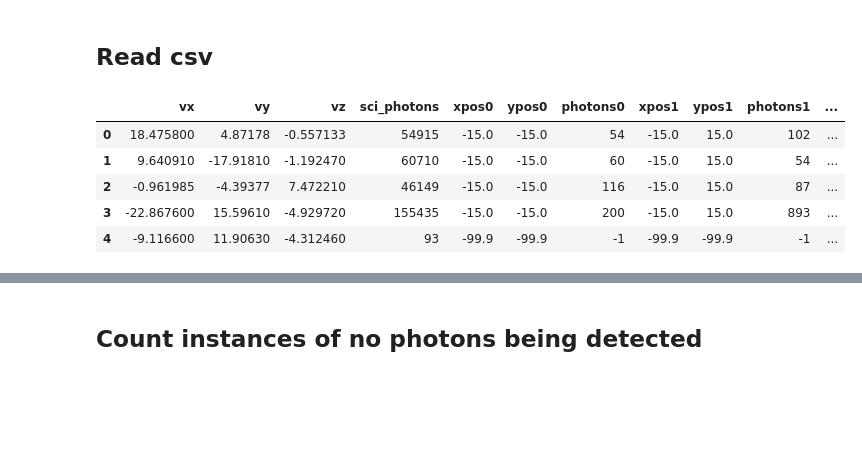
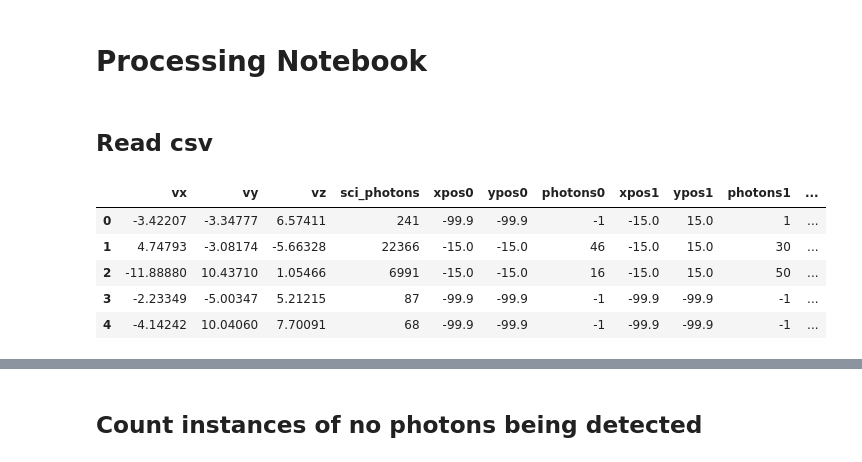
Before and after one commit to dobsonco/Detectors, a Jupyter notebook: processing.ipynb, the cells around one changed output, grey strips where cells are left out. Drawn from its saved outputs; the diff is of its cells as text; code cells hidden in the pictures; blank space fills up the shorter version.

```diff
--- a/processing.ipynb
+++ b/processing.ipynb
@@ -1,3 +1,5 @@
+# %% [markdown]
+# Processing Notebook
 # %%
 import numpy as np
 import pandas as pd
@@ -6,13 +8,13 @@ import seaborn as sns
 # %% [markdown]
 ## Read csv
 # %%
-df = pd.read_csv("neutron.csv")
+df: pd.DataFrame = pd.read_csv("neutron15x15.csv")
 df.head()
 # %% [output]
 |  | vx | vy | vz | sci_photons | xpos0 | ypos0 | photons0 | xpos1 | ypos1 | photons1 | ... |
-| 0 | 18.475800 | 4.87178 | -0.557133 | 54915 | -15.0 | -15.0 | 54 | -15.0 | 15.0 | 102 | ... |
-| 1 | 9.640910 | -17.91810 | -1.192470 | 60710 | -15.0 | -15.0 | 60 | -15.0 | 15.0 | 54 | ... |
-| 2 | -0.961985 | -4.39377 | 7.472210 | 46149 | -15.0 | -15.0 | 116 | -15.0 | 15.0 | 87 | ... |
-| 3 | -22.867600 | 15.59610 | -4.929720 | 155435 | -15.0 | -15.0 | 200 | -15.0 | 15.0 | 893 | ... |
-| 4 | -9.116600 | 11.90630 | -4.312460 | 93 | -99.9 | -99.9 | -1 | -99.9 | -99.9 | -1 | ... |
+| 0 | -3.42207 | -3.34777 | 6.57411 | 241 | -99.9 | -99.9 | -1 | -15.0 | 15.0 | 1 | ... |
+| 1 | 4.74793 | -3.08174 | -5.66328 | 22366 | -15.0 | -15.0 | 46 | -15.0 | 15.0 | 30 | ... |
+| 2 | -11.88880 | 10.43710 | 1.05466 | 6991 | -15.0 | -15.0 | 16 | -15.0 | 15.0 | 50 | ... |
+| 3 | -2.23349 | -5.00347 | 5.21215 | 87 | -99.9 | -99.9 | -1 | -99.9 | -99.9 | -1 | ... |
+| 4 | -4.14242 | 10.04060 | 7.70091 | 68 | -99.9 | -99.9 | -1 | -99.9 | -99.9 | -1 | ... |
 # %% [markdown]
```
Also changed, not shown: parts of 17 cells of this notebook, 1 other file.
